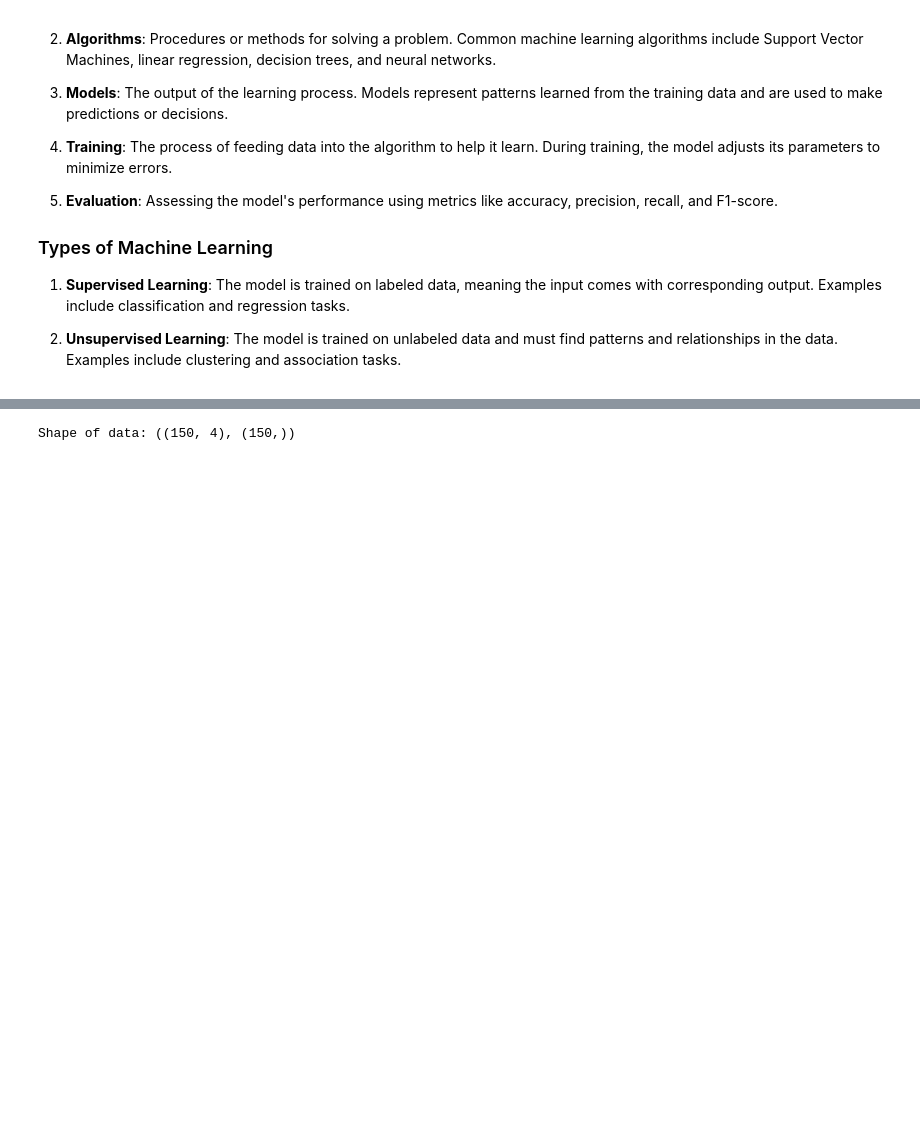
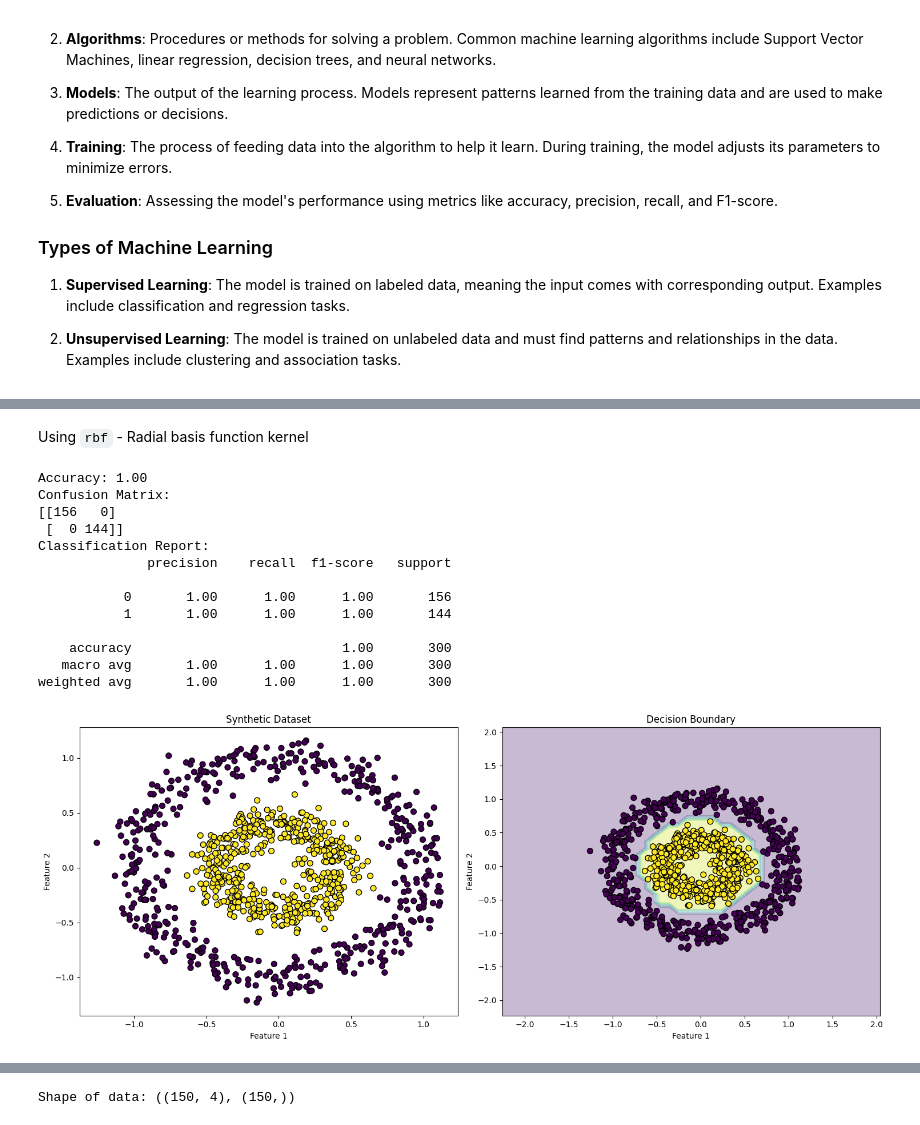
Before and after one commit to nikhil-co/qml_talk, a Jupyter notebook: QSVC.ipynb, the cells around one changed output, grey strips where cells are left out. Cells and saved outputs as stored; diff of their text form; code cells hidden in the pictures; blank space fills up the shorter version.

```diff
--- a/QSVC.ipynb
+++ b/QSVC.ipynb
@@ -73,0 +253,19 @@ QSVC is a variant of the traditional Support Vector Machine (SVM) that leverages
+# %% [markdown]
+Using `rbf` - Radial basis function kernel
+# %%
+demo_circle(kernel_type='rbf')
+# %% [output]
+Accuracy: 1.00
+Confusion Matrix:
+[[156   0]
+ [  0 144]]
+Classification Report:
+              precision    recall  f1-score   support
+
+           0       1.00      1.00      1.00       156
+           1       1.00      1.00      1.00       144
+
+    accuracy                           1.00       300
+   macro avg       1.00      1.00      1.00       300
+weighted avg       1.00      1.00      1.00       300
+[figure, added]
```
Also changed, not shown: parts of 33 cells of this notebook.
